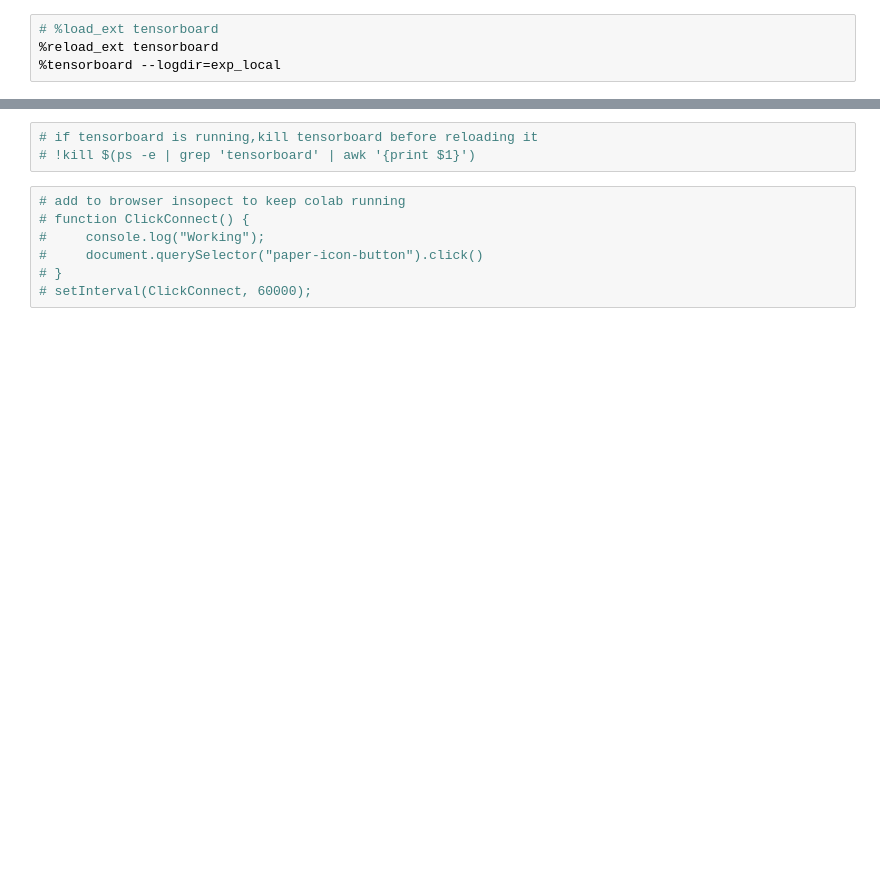
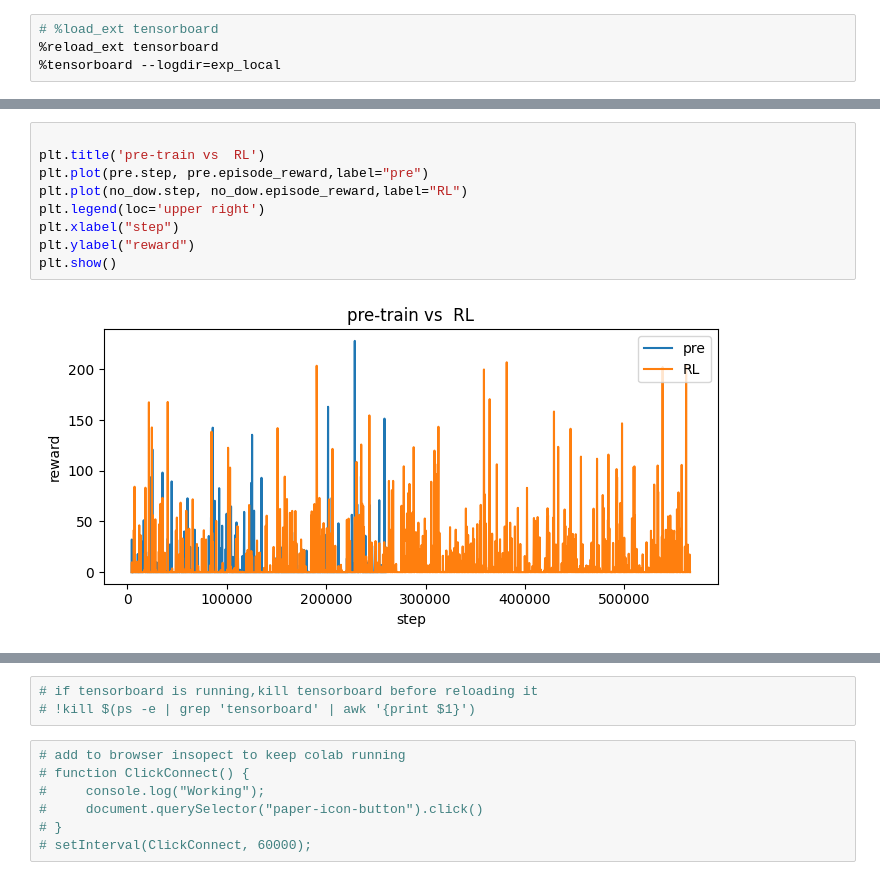
Before and after one commit to hkhnhan1994/KHMT_TTNT_PROTORL_TRAIN, a Jupyter notebook: train_TTNT_benchmark.ipynb, the cells around one changed output, grey strips where cells are left out. Saved outputs shown, nothing was run; the diff lists cells and outputs as text; blank space fills up the shorter version.

```diff
--- a/train_TTNT_benchmark.ipynb
+++ b/train_TTNT_benchmark.ipynb
@@ -74,0 +127,11 @@ Mounted at /content/gdrive
+# %%
+
+plt.title('pre-train vs  RL')
+plt.plot(pre.step, pre.episode_reward,label="pre")
+plt.plot(no_dow.step, no_dow.episode_reward,label="RL")
+plt.legend(loc='upper right')
+plt.xlabel("step")
+plt.ylabel("reward")
+plt.show()
+# %% [output]
+[figure, added]
```
Also changed, not shown: parts of 8 cells of this notebook.
